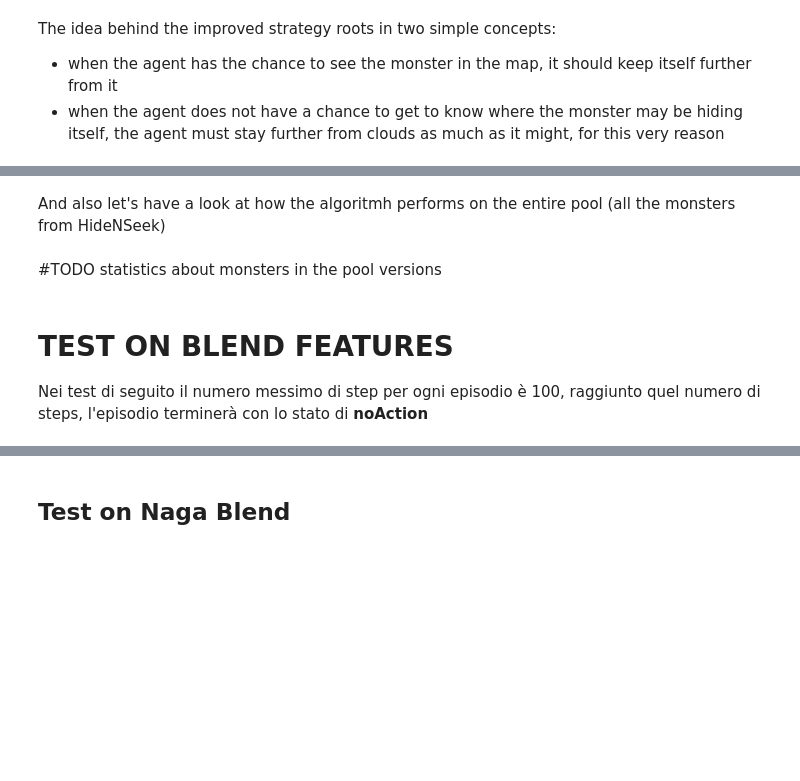
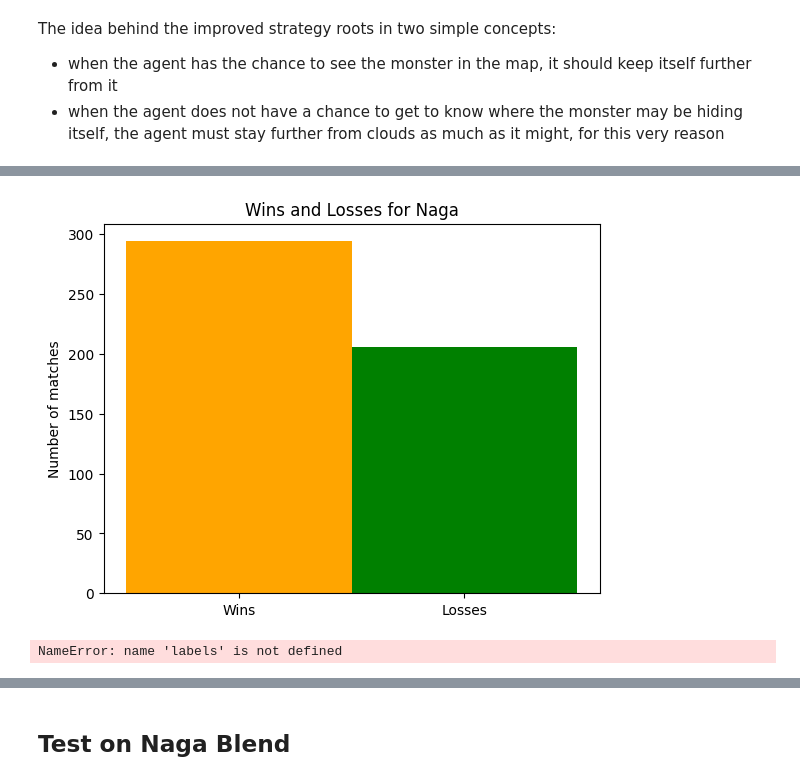
Before and after one commit to Nsivaa/AIF, a Jupyter notebook: search-features_v2.ipynb, the cells around one changed output, grey strips where cells are left out. Saved outputs shown, nothing was run; the diff lists cells and outputs as text; code cells hidden in the pictures; blank space fills up the shorter version.

```diff
--- a/search-features_v2.ipynb
+++ b/search-features_v2.ipynb
@@ -149,10 +160,12 @@ Let's have a look at the performance over Naga and the Giant alone
 # %%
 # NAGA
-win, loss, monsters_win, monsters_loss = evaluate_performance("MiniHack-Navigation-Custom-v0", dynamic_path_finding, des_file="dat/fully_observable_N.des", evaluation_steps=500)
+win, loss, _, monsters_win, monsters_loss = evaluate_performance("MiniHack-Navigation-Custom-v0", dynamic_path_finding, des_file="dat/fully_observable_N.des", evaluation_steps=500)
 
-print(f"wins: {win}")
-print(f"losses: {loss}")
-print(f"beaten monsters: {monsters_win}")
-print(f"monster that got us beaten: {monsters_loss}")
+plot([win, loss], "1", 1, ["Wins", "Losses"], "Number of matches", "Wins and Losses for Naga")
+
+plot(monsters_win, "2", 0.45, labels, "Number of matches", "Wins and Losses for Naga", monsters_loss, "Monster type")
+# %% [output]
+[figure, added]
+NameError: name 'labels' is not defined
 # %%
 # GIANT
@@ -165,2 +177,0 @@ print(f"monster that got us beaten: {monsters_loss}")
-# %% [markdown]
-And also let's have a look at how the algoritmh performs on the entire pool (all the monsters from HideNSeek)
@@ -174,2 +177,0 @@ print(f"monster that got us beaten: {monsters_loss}")
-# %% [markdown]
-#TODO statistics about monsters in the pool versions
@@ -179,3 +177,0 @@ np.unique(ml, return_counts=True)
-# %% [markdown]
-# TEST ON BLEND FEATURES
-Nei test di seguito il numero messimo di step per ogni episodio è 100, raggiunto quel numero di steps, l'episodio terminerà con lo stato di **noAction**
```
Also changed, not shown: parts of 30 cells of this notebook, 3 other files.
